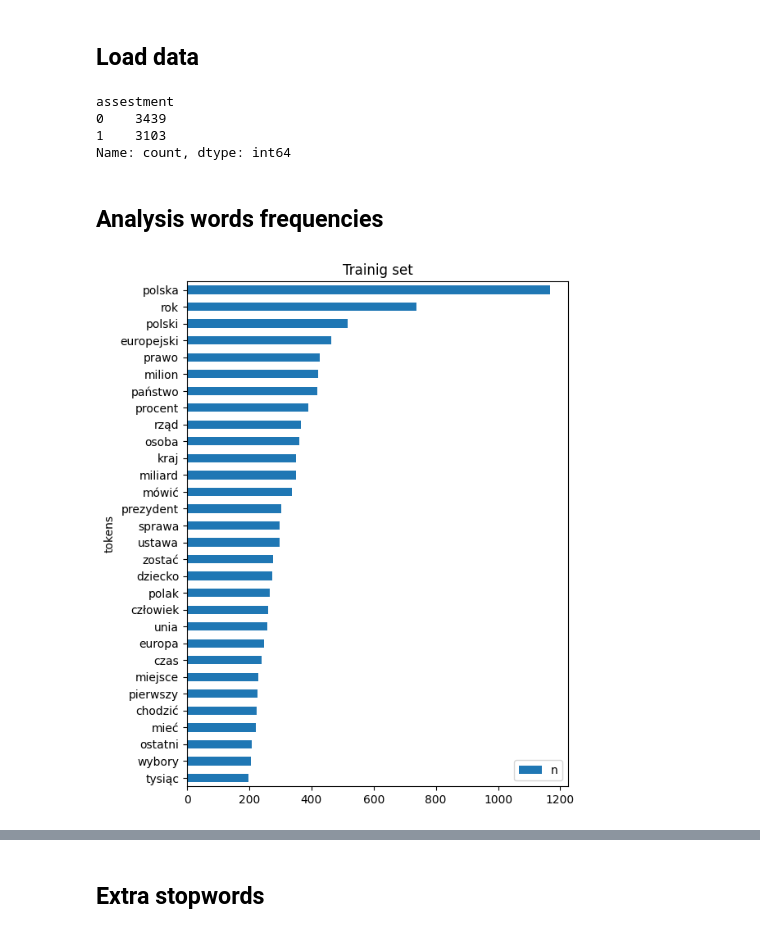
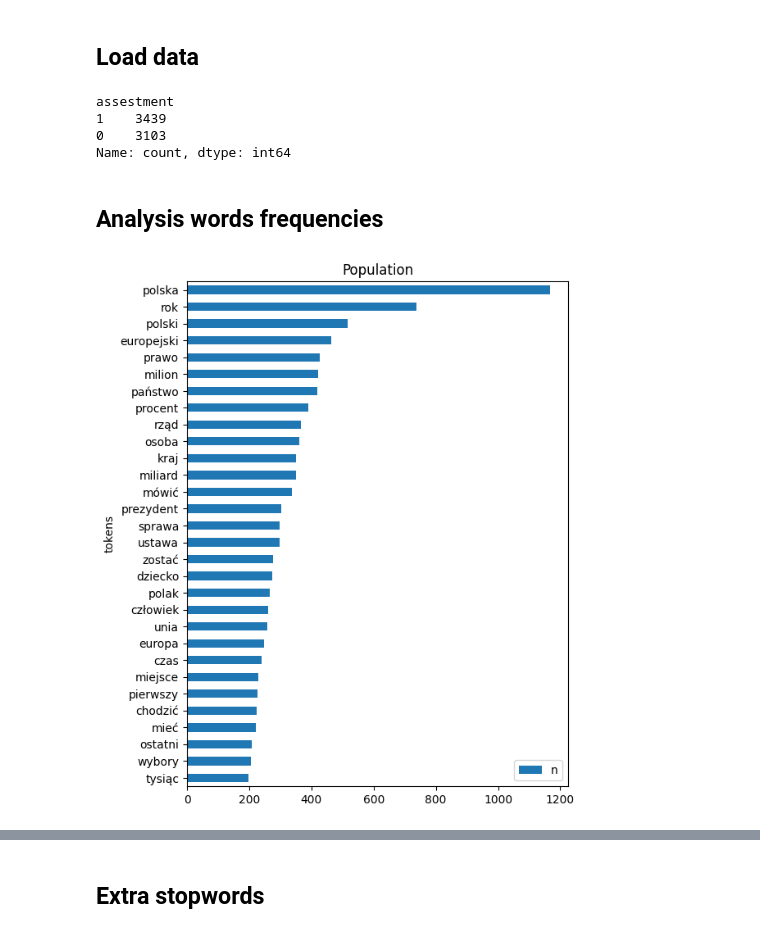
Before and after one commit to MarBry111/Fake-News-Detection-for-statements-in-Polish-Language, a Jupyter notebook: 01_dataset/02_EDA.ipynb, the cells around one changed output, grey strips where cells are left out. Drawn from its saved outputs; the diff is of its cells as text; code cells hidden in the pictures.

```diff
--- a/01_dataset/02_EDA.ipynb
+++ b/01_dataset/02_EDA.ipynb
@@ -43,9 +49,9 @@ df = df[ df['assestment'] != 'Nieweryfikowalne' ]
 df = df[ df['assestment'] != 'Manipulacja' ]
 
 df['assestment'] = df['assestment'].replace({
-    'Fałsz' : 0,
+    'Fałsz' : 1,
 #     'Manipulacja' : 1,
-    'Prawda' : 1
+    'Prawda' : 0
 }).astype(int)
 
 y_train = df.copy()['assestment']
@@ -54,8 +60,8 @@ X_train = df.copy().loc[:, df.columns != 'assestment']
 y_train.value_counts()
 # %% [output]
 assestment
-0    3439
-1    3103
+1    3439
+0    3103
 Name: count, dtype: int64
 # %% [markdown]
 ## Analysis words frequencies
@@ -70,12 +76,13 @@ df_one = X_train.copy()
 df_one = df_one[['words']].reset_index().explode('words')
 df_one['n'] = 1
 df_one['tokens'] = df_one['words'].apply( lambda x: re.sub(r"[`'-.’0-9]", "", x) )
+df_one['class'] = y_train
 # %%
 df_one = df_one[df_one['tokens'].str.len() > 1]
 
 f, ax = plt.subplots(figsize=(6,8))
 df_one.groupby('tokens').agg(n=('n','sum')).sort_values('n').tail(30).plot(kind='barh', ax=ax)
-plt.title('Trainig set')
+plt.title('Population')
 plt.show()
 # %% [output]
-[figure, old version]
+[figure, new version]
```
Also changed, not shown: parts of 16 cells of this notebook.
